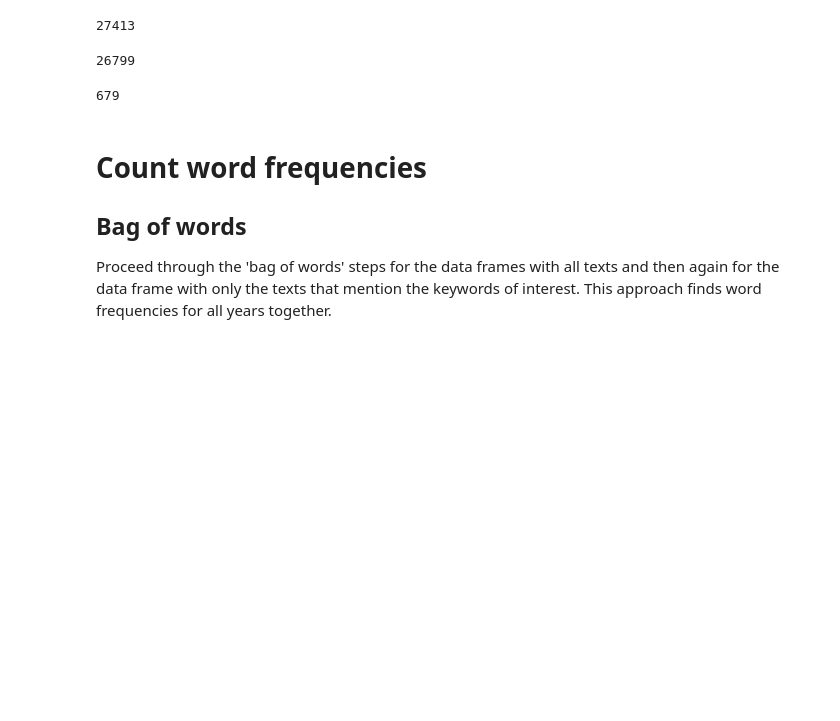
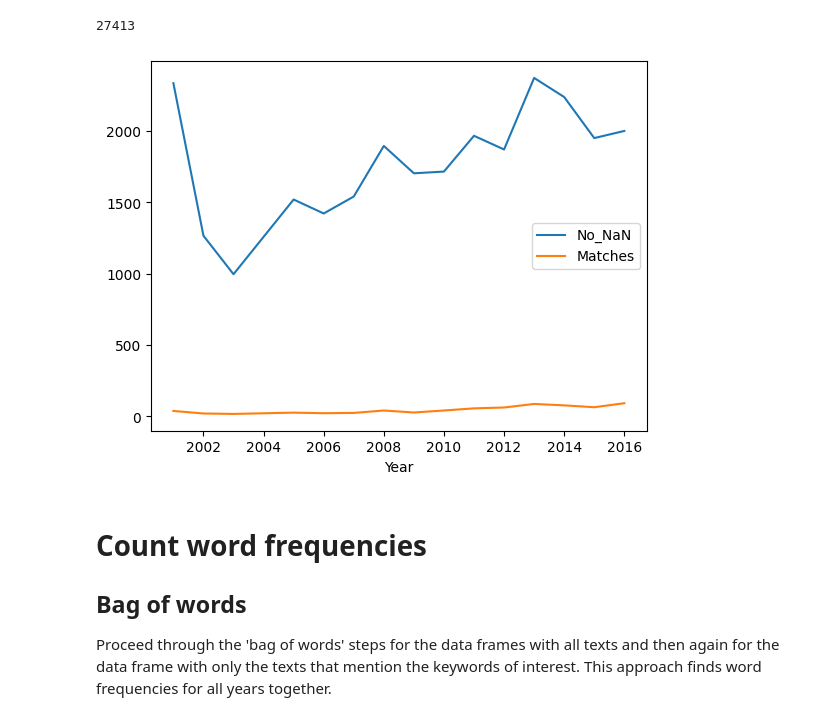
Before and after one commit to UKDataServiceOpen/Person_Identy_First_Language, a Jupyter notebook: code/Import_professionally_cleaned.ipynb, the cells around one changed output. Cells and saved outputs as stored; diff of their text form; code cells hidden in the pictures; blank space fills up the shorter version.

Commit message:
plotted total counts by year

```diff
--- a/code/Import_professionally_cleaned.ipynb
+++ b/code/Import_professionally_cleaned.ipynb
@@ -107,13 +113,29 @@ len(all_results)
 # %%
 no_null_texts = all_results[~all_results['Text'].isnull()]
-len(no_null_texts)
-# %% [output]
-26799
+# %%
+len(no_null_texts)
+no_null_counts_by_year = no_null_texts['Year'].value_counts()
+no_null_counts_by_year = pd.DataFrame(no_null_counts_by_year)
+no_null_counts_by_year = no_null_counts_by_year.rename(columns={"Year": "No_NaN"})
+no_null_counts_by_year = no_null_counts_by_year.rename_axis('Year').reset_index()
+no_null_counts = no_null_counts_by_year.sort_values(by=['Year'])
 # %%
 matched_texts = no_null_texts[no_null_texts['Text'].str.contains('autis|Autis|ASD|Asperger|asperger')]
-len(matched_texts)
-# %% [output]
-679
+# %%
+len(matched_texts)
+matched_counts_by_year = matched_texts['Year'].value_counts()
+matched_counts_by_year = pd.DataFrame(matched_counts_by_year)
+matched_counts_by_year = matched_counts_by_year.rename(columns={"Year": "Matches"})
+matched_counts_by_year = matched_counts_by_year.rename_axis('Year').reset_index()
+matched_counts_by_year = matched_counts_by_year.sort_values(by=['Year'])
+# %%
+counts_year = no_null_counts_by_year.merge(matched_counts_by_year, on='Year', how='left')
+counts_year = counts_year.sort_values(by='Year')
+counts_year = counts_year.set_index('Year')
+counts_year.plot()
+plt.show()
+# %% [output]
+[figure, added]
 # %% [markdown]
 # Count word frequencies
 ## Bag of words
```
Also changed, not shown: parts of 6 cells of this notebook.
